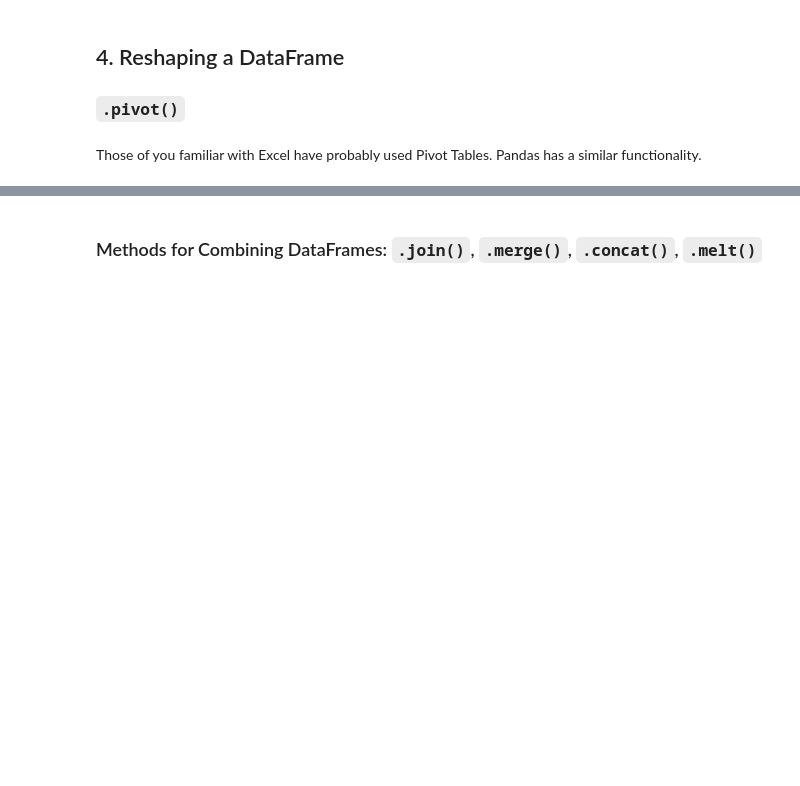
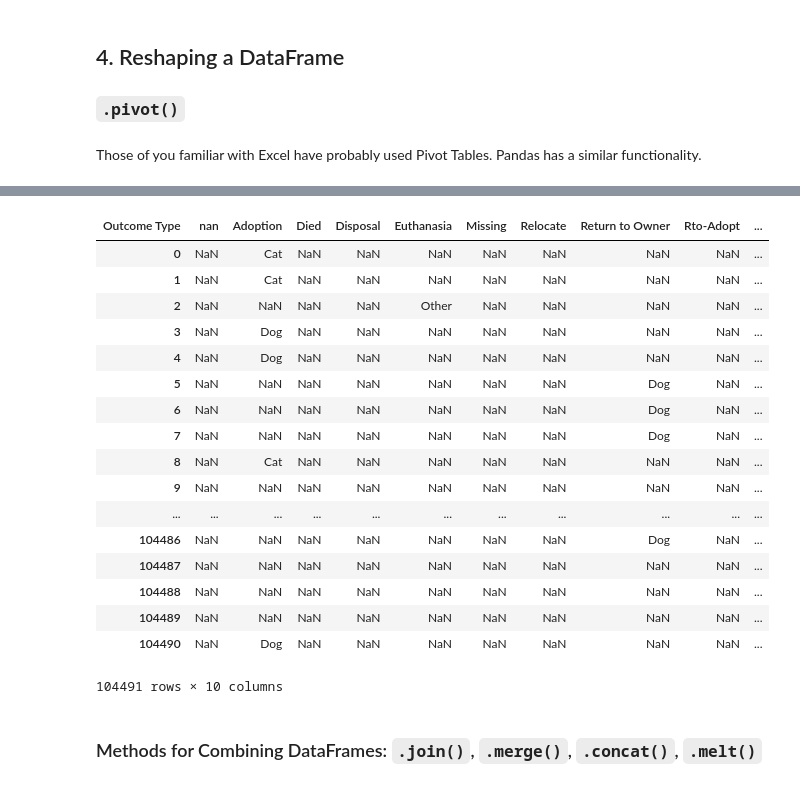
Before and after one commit to michellejkim/dc-ds-071519, a Jupyter notebook: 1-Module/week-2/day-6-pandas-part-2/manipulating_data_with_pandas-MJK.ipynb, the cells around one changed output, grey strips where cells are left out. Drawn from its saved outputs; the diff is of its cells as text; code cells hidden in the pictures; blank space fills up the shorter version.

```diff
--- a/1-Module/week-2/day-6-pandas-part-2/manipulating_data_with_pandas-MJK.ipynb
+++ b/1-Module/week-2/day-6-pandas-part-2/manipulating_data_with_pandas-MJK.ipynb
@@ -608,3 +696,25 @@ uci.pivot(values = 'sex', columns = 'target').head(10)# this sorts out the value
+# %%
+# let's try with the animal outcomes table
+animal_outcomes.pivot(values='Animal Type', columns = 'Outcome Type')
+# %% [output]
+| Outcome Type | nan | Adoption | Died | Disposal | Euthanasia | Missing | Relocate | Return to Owner | Rto-Adopt | ... |
+| 0 | NaN | Cat | NaN | NaN | NaN | NaN | NaN | NaN | NaN | ... |
+| 1 | NaN | Cat | NaN | NaN | NaN | NaN | NaN | NaN | NaN | ... |
+| 2 | NaN | NaN | NaN | NaN | Other | NaN | NaN | NaN | NaN | ... |
+| 3 | NaN | Dog | NaN | NaN | NaN | NaN | NaN | NaN | NaN | ... |
+| 4 | NaN | Dog | NaN | NaN | NaN | NaN | NaN | NaN | NaN | ... |
+| 5 | NaN | NaN | NaN | NaN | NaN | NaN | NaN | Dog | NaN | ... |
+| 6 | NaN | NaN | NaN | NaN | NaN | NaN | NaN | Dog | NaN | ... |
+| 7 | NaN | NaN | NaN | NaN | NaN | NaN | NaN | Dog | NaN | ... |
+| 8 | NaN | Cat | NaN | NaN | NaN | NaN | NaN | NaN | NaN | ... |
+| 9 | NaN | NaN | NaN | NaN | NaN | NaN | NaN | NaN | NaN | ... |
+| ... | ... | ... | ... | ... | ... | ... | ... | ... | ... | ... |
+| 104486 | NaN | NaN | NaN | NaN | NaN | NaN | NaN | Dog | NaN | ... |
+| 104487 | NaN | NaN | NaN | NaN | NaN | NaN | NaN | NaN | NaN | ... |
+| 104488 | NaN | NaN | NaN | NaN | NaN | NaN | NaN | NaN | NaN | ... |
+| 104489 | NaN | NaN | NaN | NaN | NaN | NaN | NaN | NaN | NaN | ... |
+| 104490 | NaN | Dog | NaN | NaN | NaN | NaN | NaN | NaN | NaN | ... |
+104491 rows × 10 columns
 # %% [markdown]
 ### Methods for Combining DataFrames: `.join()`, `.merge()`, `.concat()`, `.melt()`
 # %% [markdown]
```
Also changed, not shown: parts of 56 cells of this notebook, 3 other files.
